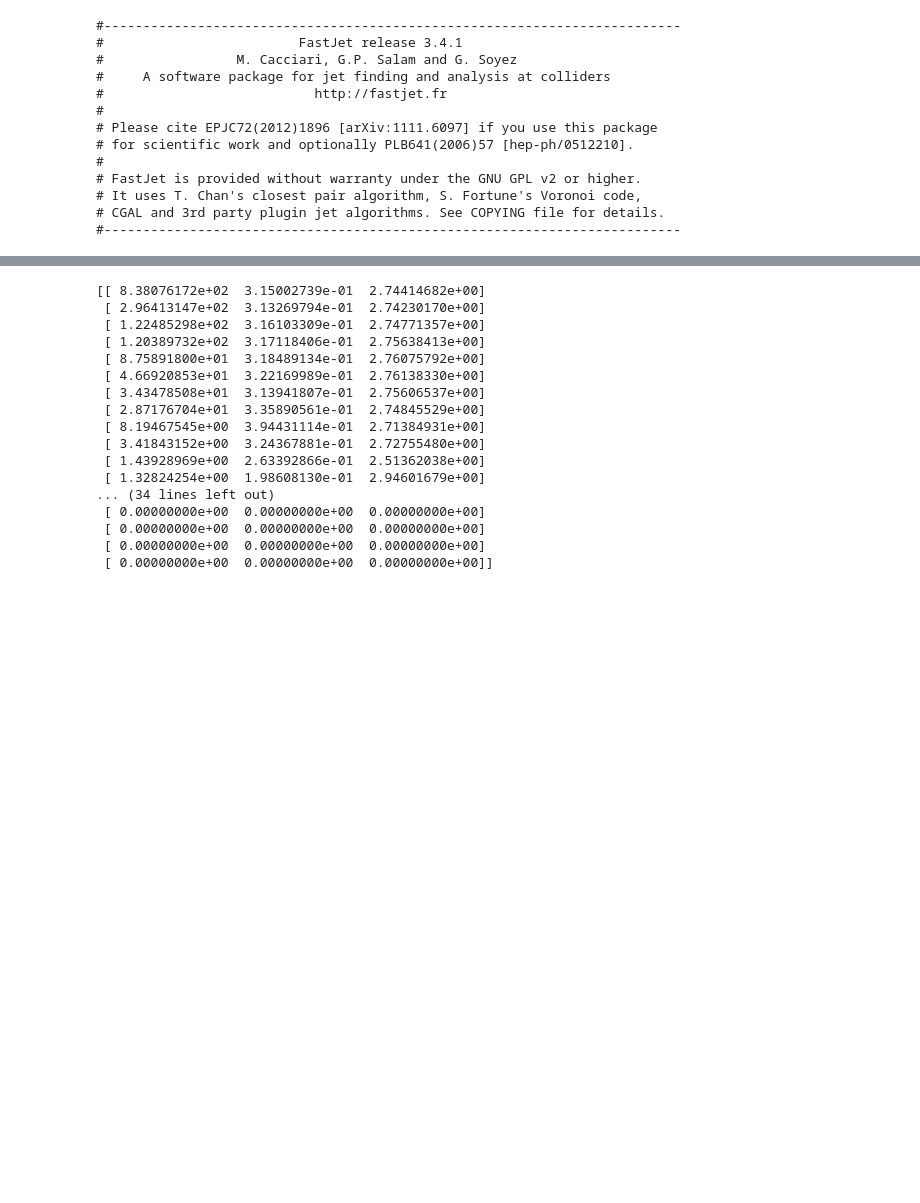
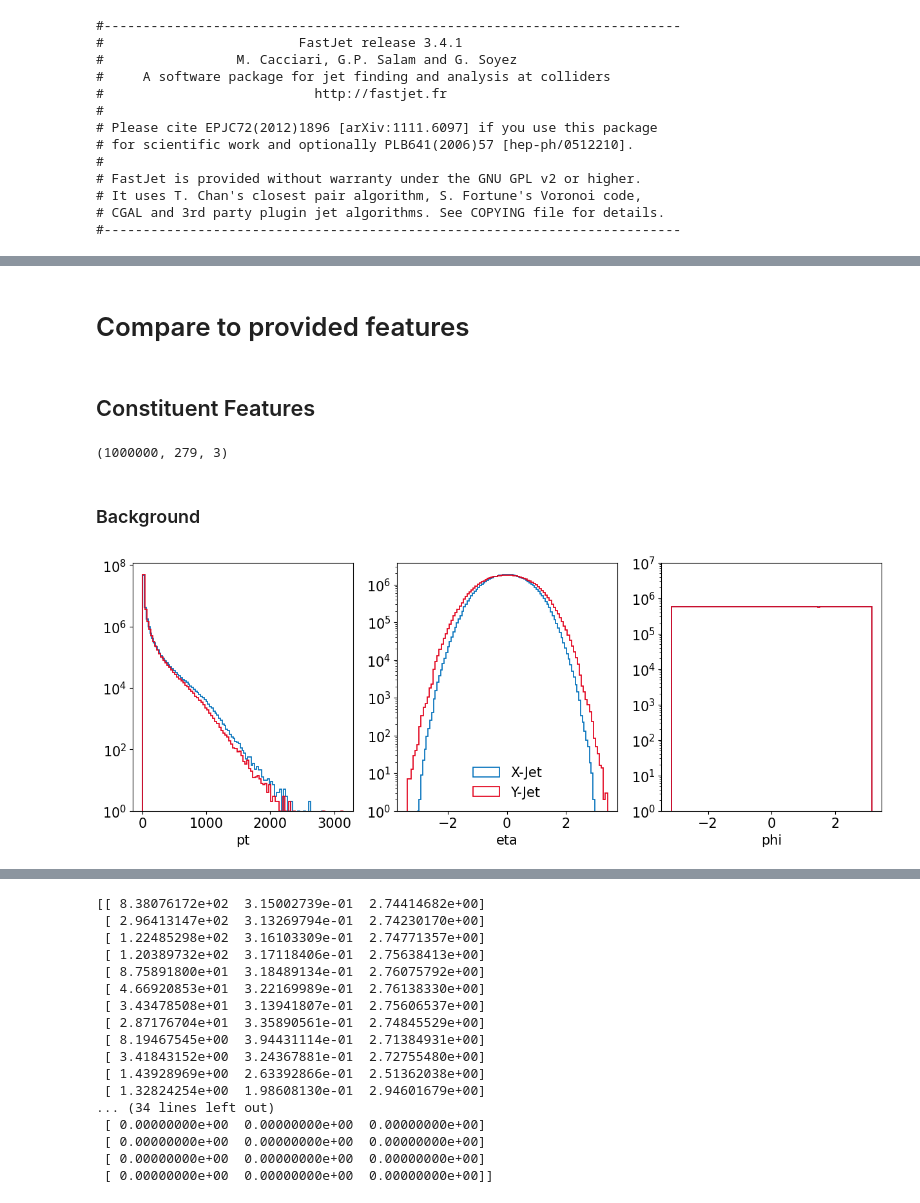
Before and after one commit to ewencedr/FastJet-LHCO, a Jupyter notebook: fastjet_example.ipynb, the cells around one changed output, grey strips where cells are left out. Drawn from its saved outputs; the diff is of its cells as text; code cells hidden in the pictures; blank space fills up the shorter version.

Commit message:
add comparison plots to notebook

```diff
--- a/fastjet_example.ipynb
+++ b/fastjet_example.ipynb
@@ -203,4 +213,4 @@ print(consts_np.shape)
 # %%
-mask = np.expand_dims((consts_np[...,0] > 0).astype(int), axis=-1)
+mask = np.expand_dims((consts[...,0] > 0).astype(int), axis=-1)
 print(mask.shape)
 # %% [output]
@@ -216,0 +238,15 @@ print(jets_np.shape)
+# %%
+final_path = "/beegfs/desy/user/ewencedr/data/lhco/final_data/"
+# %%
+background_path = final_path + "processed_data_background.h5"
+signal_path = final_path + "processed_data_signal.h5"
+with h5py.File(background_path, "w") as f:
+    f.create_dataset("jet_data", data=jets_background)
+    f.create_dataset("constituents", data=consts_background)
+    f.create_dataset("mask", data=mask_background)
+with h5py.File(signal_path, "w") as f:
+    f.create_dataset("jet_data", data=jets_signal)
+    f.create_dataset("constituents", data=consts_signal)
+    f.create_dataset("mask", data=mask_signal)
+# %% [markdown]
+# Compare to provided features
@@ -216,0 +255,37 @@ print(jets_np.shape)
+# %% [markdown]
+## Constituent Features
+# %%
+x_background = consts_background[:,0]
+y_background = consts_background[:,1]
+x_signal = consts_signal[:,0]
+y_signal = consts_signal[:,1]
+print(x_background.shape)
+# %% [output]
+(1000000, 279, 3)
+# %% [markdown]
+### Background
+# %%
+fig, axs = plt.subplots(1, 3, figsize=(15, 5))
+
+for index,ax in enumerate(axs):
+    # cycle through the colors
+    next(ax._get_lines.prop_cycler)
+    next(ax._get_lines.prop_cycler)
+
+    ax.hist(
+        x_background[:, :, index].flatten()[x_background[:, :, index].flatten() != 0], bins=100, label="X-Jet", histtype="step"
+    )
+    ax.hist(
+        y_background[:, :, index].flatten()[y_background[:, :, index].flatten() != 0], bins=100, label="Y-Jet", histtype="step"
+    )
+    ax.set_xlabel(f"{label_map[str(index)]}")
+    if index == 0 or index == 1 or index == 2:
+        ax.set_yscale("log")
+    ax.set_ylim(1,)
+    if index ==2:
+        ax.set_ylim(1,1e7)
+    if index == 1:
+        ax.legend(frameon=False)
+plt.show()
+# %% [output]
+[figure, added]
```
Also changed, not shown: parts of 40 cells of this notebook.
